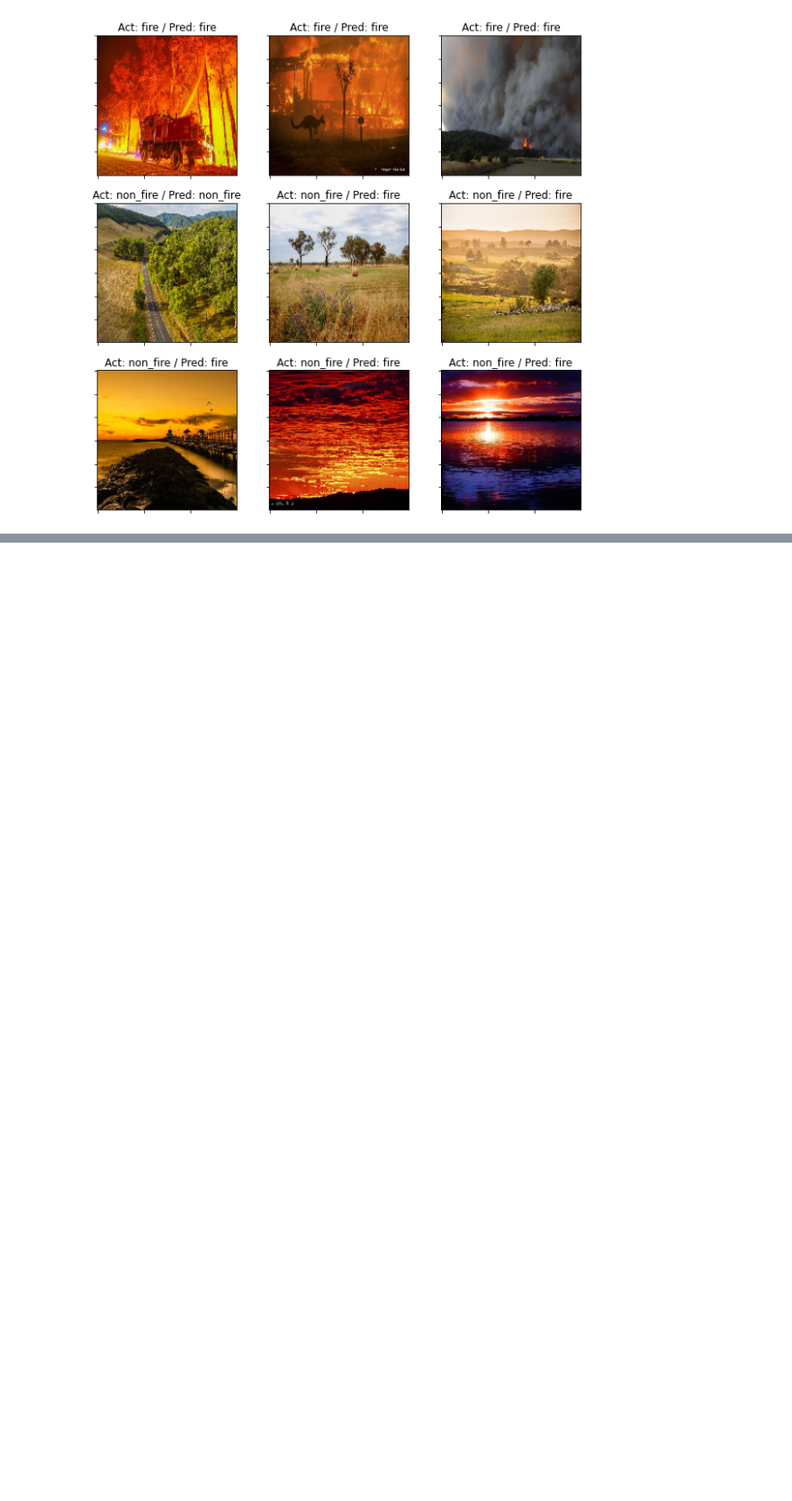
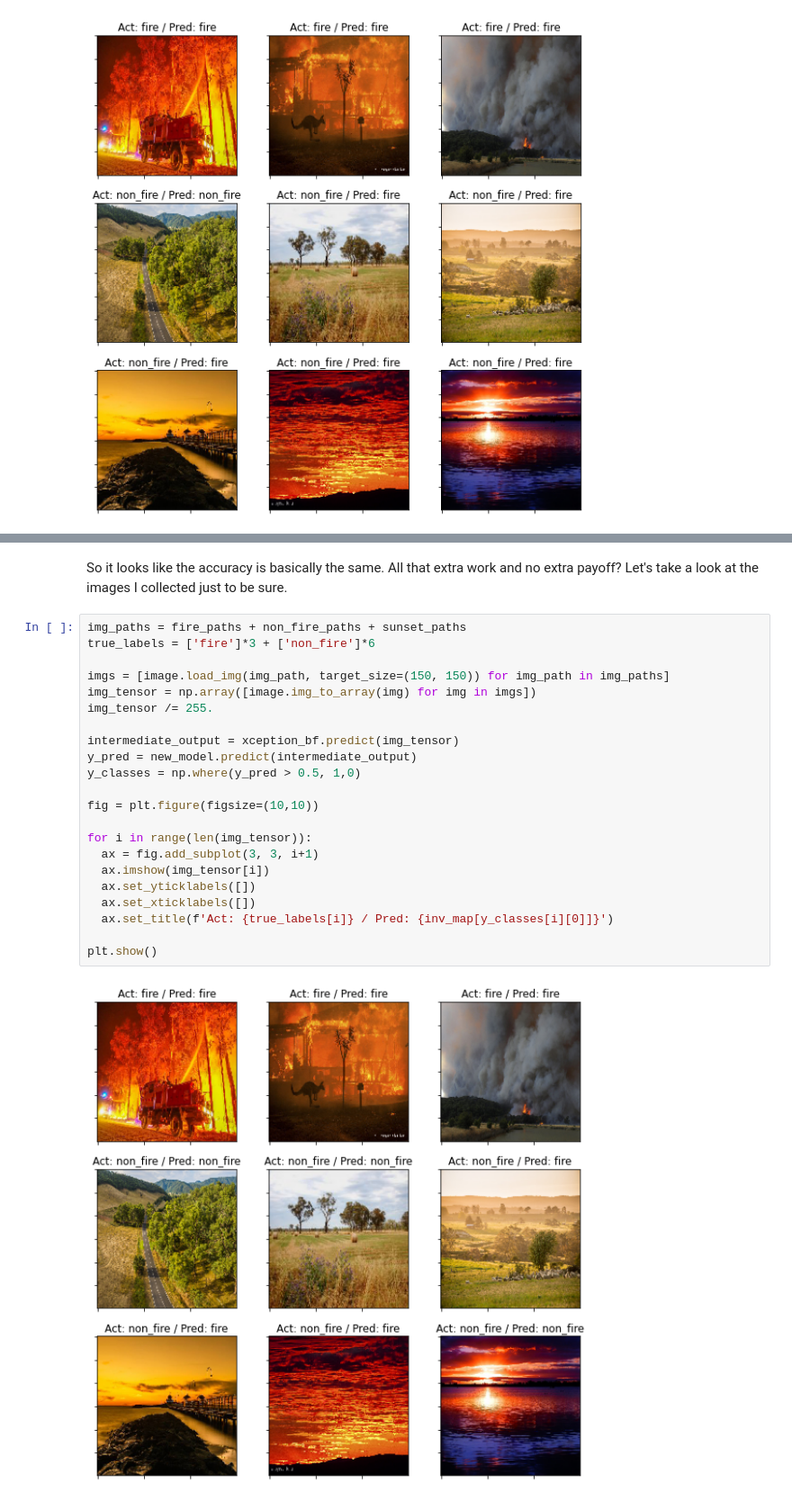
Before and after one commit to MostafaRizk/FireClassifier, a Jupyter notebook: Fire_classifier.ipynb, the cells around one changed output, grey strips where cells are left out. Shown at 90% size. Saved outputs shown, nothing was run; the diff lists cells and outputs as text; blank space fills up the shorter version.

Commit message:
Added comparison to Xception and final remarks.

```diff
--- a/Fire_classifier.ipynb
+++ b/Fire_classifier.ipynb
@@ -411,0 +569,26 @@ plt.show()
+# %% [markdown]
+So it looks like the accuracy is basically the same. All that extra work and no extra payoff? Let's take a look at the images I collected just to be sure.
+# %%
+img_paths = fire_paths + non_fire_paths + sunset_paths
+true_labels = ['fire']*3 + ['non_fire']*6
+
+imgs = [image.load_img(img_path, target_size=(150, 150)) for img_path in img_paths]
+img_tensor = np.array([image.img_to_array(img) for img in imgs])
+img_tensor /= 255.
+
+intermediate_output = xception_bf.predict(img_tensor)
+y_pred = new_model.predict(intermediate_output)
+y_classes = np.where(y_pred > 0.5, 1,0)
+
+fig = plt.figure(figsize=(10,10))
+
+for i in range(len(img_tensor)):
+  ax = fig.add_subplot(3, 3, i+1)
+  ax.imshow(img_tensor[i])
+  ax.set_yticklabels([])
+  ax.set_xticklabels([])
+  ax.set_title(f'Act: {true_labels[i]} / Pred: {inv_map[y_classes[i][0]]}')
+
+plt.show()
+# %% [output]
+[figure, added]
```
Also changed, not shown: parts of 37 cells of this notebook.
